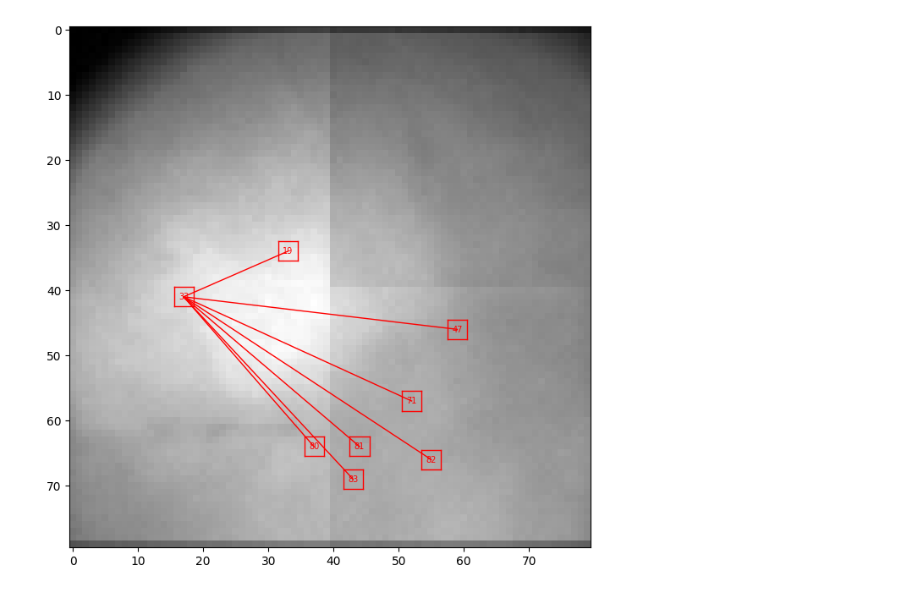
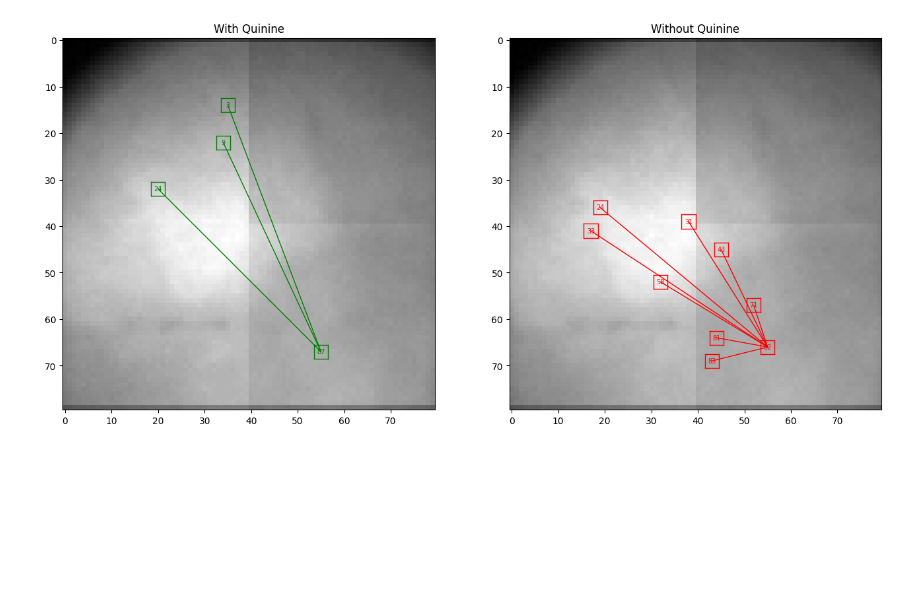
Before and after one commit to TianchengXu0420/ZDA_Adventure, a Jupyter notebook: GapJunction.ipynb, the cells around one changed output. Saved outputs shown, nothing was run; the diff lists cells and outputs as text; code cells hidden in the pictures; blank space fills up the shorter version.

Commit message:
Single Cell Visualization.

```diff
--- a/GapJunction.ipynb
+++ b/GapJunction.ipynb
@@ -41,7 +41,7 @@ rli = np.array(rli)
 # %%
 index_Q = []
 
-with open('C:/Users/txu245/Desktop/26-03-03/04_01_03_location.dat', 'r') as f:
+with open('C:/Users/txu245/Desktop/26-03-03/04_01_02_location.dat', 'r') as f:
     for element in f:
         clean = element.strip()[1:-1]
         numbers = clean.split()
@@ -51,7 +51,7 @@ index_Q = np.array(index_Q)
 
 latency_Q = []
 
-with open('C:/Users/txu245/Desktop/26-03-03/04_01_03_latency.dat', 'r') as f:
+with open('C:/Users/txu245/Desktop/26-03-03/04_01_02_latency.dat', 'r') as f:
     for element in f:
         clean = element.strip()[1:-1]
         numbers = clean.split()
@@ -61,7 +61,7 @@ latency_Q = np.array(latency_Q)
 
 rli_Q = []
 
-with open('C:/Users/txu245/Desktop/26-03-03/04_01_03_rli.dat', 'r') as f:
+with open('C:/Users/txu245/Desktop/26-03-03/04_01_02_rli.dat', 'r') as f:
     for element in f:
         clean = element.strip()[1:-1]
         numbers = clean.split()
@@ -110,24 +110,72 @@ plt.show()
 # %%
-# Slice without Quinine.
-neuro_label = 33
-count = 0
+# Slice with and without Quinine.
+neuro_label = 82
+neuro_label_Q = 87
 
-fig, ax = plt.subplots(figsize=(8,8))
-ax.imshow(rli, cmap='gray')
+plt.subplots(1, 2, figsize=(16,8))
+ax1 = plt.subplot(1, 2, 1)
+ax2 = plt.subplot(1, 2, 2)
+
+ax1.imshow(rli_Q, cmap='gray')
+top = index_Q[neuro_label_Q-1][1] - 1.5
+bottom = index_Q[neuro_label_Q-1][1] + 1.5
+left = index_Q[neuro_label_Q-1][0] - 1.5
+right = index_Q[neuro_label_Q-1][0] + 1.5
+
+ax1.plot([top, top], [left, right], color='green', linewidth=1)
+ax1.plot([bottom, bottom], [left, right], color='green', linewidth=1)
+ax1.plot([top, bottom], [left, left], color='green', linewidth=1)
+ax1.plot([top, bottom], [right, right], color='green', linewidth=1)
+ax1.annotate(str(neuro_label_Q), xy=(index_Q[neuro_label_Q-1][1], index_Q[neuro_label_Q-1][0]), ha='center', va='center', fontsize=7, color='green')
+ax1.set_title('With Quinine')
+
+ax2.imshow(rli, cmap='gray')
 top = index[neuro_label-1][1] - 1.5
 bottom = index[neuro_label-1][1] + 1.5
 left = index[neuro_label-1][0] - 1.5
 right = index[neuro_label-1][0] + 1.5
 
-ax.plot([top, top], [left, right], color='red', linewidth=1)
-ax.plot([bottom, bottom], [left, right], color='red', linewidth=1)
-ax.plot([top, bottom], [left, left], color='red', linewidth=1)
-ax.plot([top, bottom], [right, right], color='red', linewidth=1)
-ax.annotate(str(neuro_label), xy=(index[neuro_label-1][1], index[neuro_label-1][0]), ha='center', va='center', fontsize=7, color='red')
+ax2.plot([top, top], [left, right], color='red', linewidth=1)
+ax2.plot([bottom, bottom], [left, right], color='red', linewidth=1)
+ax2.plot([top, bottom], [left, left], color='red', linewidth=1)
+ax2.plot([top, bottom], [right, right], color='red', linewidth=1)
+ax2.annotate(str(neuro_label), xy=(index[neuro_label-1][1], index[neuro_label-1][0]), ha='center', va='center', fontsize=7, color='red')
+ax2.set_title('Without Quinine')
 
 Pvalue = []
 Distance = []
+print('With Quinine:')
+for i in range(len(index_Q)):
 
+    if i == neuro_label_Q - 1:
+        continue
+    else:
+        dist = np.sqrt((index_Q[i][0] - index_Q[neuro_label_Q-1][0])**2 + (index_Q[i][1] - index_Q[neuro_label_Q-1][1])**2) * 6
+        Slope, _, _, pValue, _ = linregress(latency_Q[i], latency_Q[neuro_label_Q-1])
+
+        if pValue <=0.05 and Slope > 0:
+            print('Neuron', neuro_label_Q, 'and Neuron', i+1, 'are correlated with a positive slope, and the P-Value is:', np.round(pValue, 6), ', distance is:', dist, 'um.')
+            Pvalue.append(pValue)
+            Distance.append(dist)
+            loc_1 = index_Q[i]
+            loc_2 = index_Q[neuro_label_Q-1]
+
+            ax1.plot([loc_1[1], loc_2[1]], [loc_1[0], loc_2[0]], color='green', linewidth=1)
+
+            top = loc_1[1] - 1.5
+            bottom = loc_1[1] + 1.5
+            left = loc_1[0] - 1.5
+            right = loc_1[0] + 1.5
+
+            ax1.plot([top, top], [left, right], color='green', linewidth=1)
+            ax1.plot([bottom, bottom], [left, right], color='green', linewidth=1)
+            ax1.plot([top, bottom], [left, left], color='green', linewidth=1)
+            ax1.plot([top, bottom], [right, right], color='green', linewidth=1)
+            ax1.annotate(str(i+1), xy=(loc_1[1], loc_1[0]), ha='center', va='center', fontsize=7, color='green')
+
+Pvalue = []
+Distance = []
+print('Without Quinine:')
 for i in range(len(index)):
 
     if i == neuro_label - 1:
@@ -137,25 +185,24 @@ for i in range(len(index)):
         Slope, _, _, pValue, _ = linregress(latency[i], latency[neuro_label-1])
 
         if pValue <=0.05 and Slope > 0:
-            count = count + 1
             print('Neuron', neuro_label, 'and Neuron', i+1, 'are correlated with a positive slope, and the P-Value is:', np.round(pValue, 6), ', distance is:', dist, 'um.')
             Pvalue.append(pValue)
             Distance.append(dist)
             loc_1 = index[i]
             loc_2 = index[neuro_label-1]
 
-            ax.plot([loc_1[1], loc_2[1]], [loc_1[0], loc_2[0]], color='red', linewidth=1)
+            ax2.plot([loc_1[1], loc_2[1]], [loc_1[0], loc_2[0]], color='red', linewidth=1)
 
             top = loc_1[1] - 1.5
             bottom = loc_1[1] + 1.5
             left = loc_1[0] - 1.5
             right = loc_1[0] + 1.5
 
-            ax.plot([top, top], [left, right], color='red', linewidth=1)
-            ax.plot([bottom, bottom], [left, right], color='red', linewidth=1)
-            ax.plot([top, bottom], [left, left], color='red', linewidth=1)
-            ax.plot([top, bottom], [right, right], color='red', linewidth=1)
-            ax.annotate(str(i+1), xy=(loc_1[1], loc_1[0]), ha='center', va='center', fontsize=7, color='red')
+            ax2.plot([top, top], [left, right], color='red', linewidth=1)
+            ax2.plot([bottom, bottom], [left, right], color='red', linewidth=1)
+            ax2.plot([top, bottom], [left, left], color='red', linewidth=1)
+            ax2.plot([top, bottom], [right, right], color='red', linewidth=1)
+            ax2.annotate(str(i+1), xy=(loc_1[1], loc_1[0]), ha='center', va='center', fontsize=7, color='red')
 
 plt.show()
 # %% [output]
@@ -169 +222 @@ Neuron 33 and Neuron 83 are correlated with a positive slope, and the P-Value is
-[figure, old version]
+[figure, new version]
```
Also changed, not shown: parts of 7 cells of this notebook.
